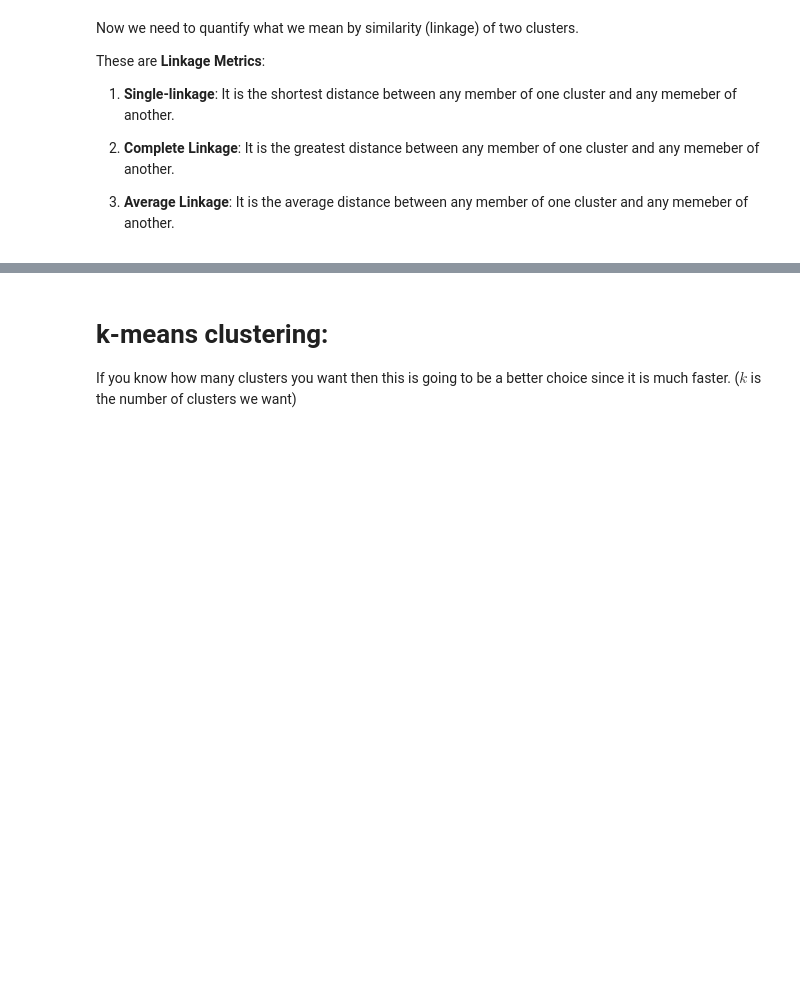
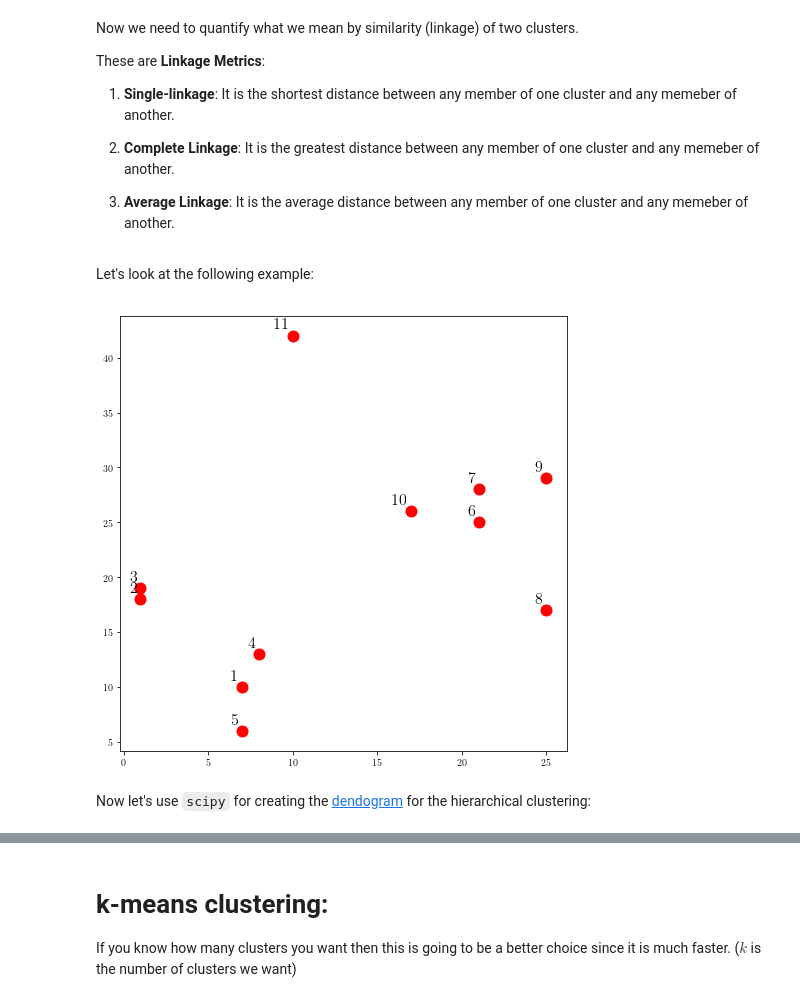
Before and after one commit to abtinshahidi/Foundation_applied_machine_learning, a Jupyter notebook: notebooks/week5/week5.ipynb, the cells around one changed output, grey strips where cells are left out. Drawn from its saved outputs; the diff is of its cells as text; code cells hidden in the pictures; blank space fills up the shorter version.

```diff
--- a/notebooks/week5/week5.ipynb
+++ b/notebooks/week5/week5.ipynb
@@ -31,4 +31,13 @@ Maching learning algorithm can be classified in two groups based on the availabl
 We are going to see that the **Supervised learning** is basically an **optimization** problem.
 # %% [markdown]
 # **Clustering:**
+# %%
+import numpy as np
+import random
+import matplotlib.pyplot as plt
+
+
+# use LaTeX fonts in the plot
+plt.rc('text', usetex=True)
+plt.rc('font', family='serif')
 # %%
@@ -178,3 +199,41 @@ These are **Linkage Metrics**:
 
 
 3. **Average Linkage**: It is the average distance between any member of one cluster and any memeber of another.
+# %% [markdown]
+Let's look at the following example:
+# %%
+np.random.seed(500)
+
+x1 = np.random.randint(0,10, 5)
+x2 = np.random.randint(8,28, 6)
+
+y1 = np.random.randint(0, 20, 5)
+y2 = np.random.randint(15, 55, 6)
+
+
+
+_x_, _y_ = list(x1), list(y1)
+
+_x_.extend(list(x2))
+_y_.extend(list(y2))
+labels = np.arange(1, len(_x_)+1, 1)
+
+
+plt.figure(figsize=(8,8))
+
+plt.plot(x1, y1, "r." , markersize = 22)
+plt.plot(x2, y2, "r.", markersize = 22)
+
+
+for label, x, y in zip(labels, _x_, _y_):
+    plt.annotate(
+        label,
+        xy=(x, y), xytext=(-3, 3),
+        textcoords='offset points', ha='right', va='bottom', fontsize=16)
+plt.show()
+
+plt.show()
+# %% [output]
+[figure, added]
+# %% [markdown]
+Now let's use `scipy` for creating the [dendogram](https://en.wikipedia.org/wiki/Dendrogram) for the hierarchical clustering:
```
Also changed, not shown: parts of 104 cells of this notebook, 3 other files.
